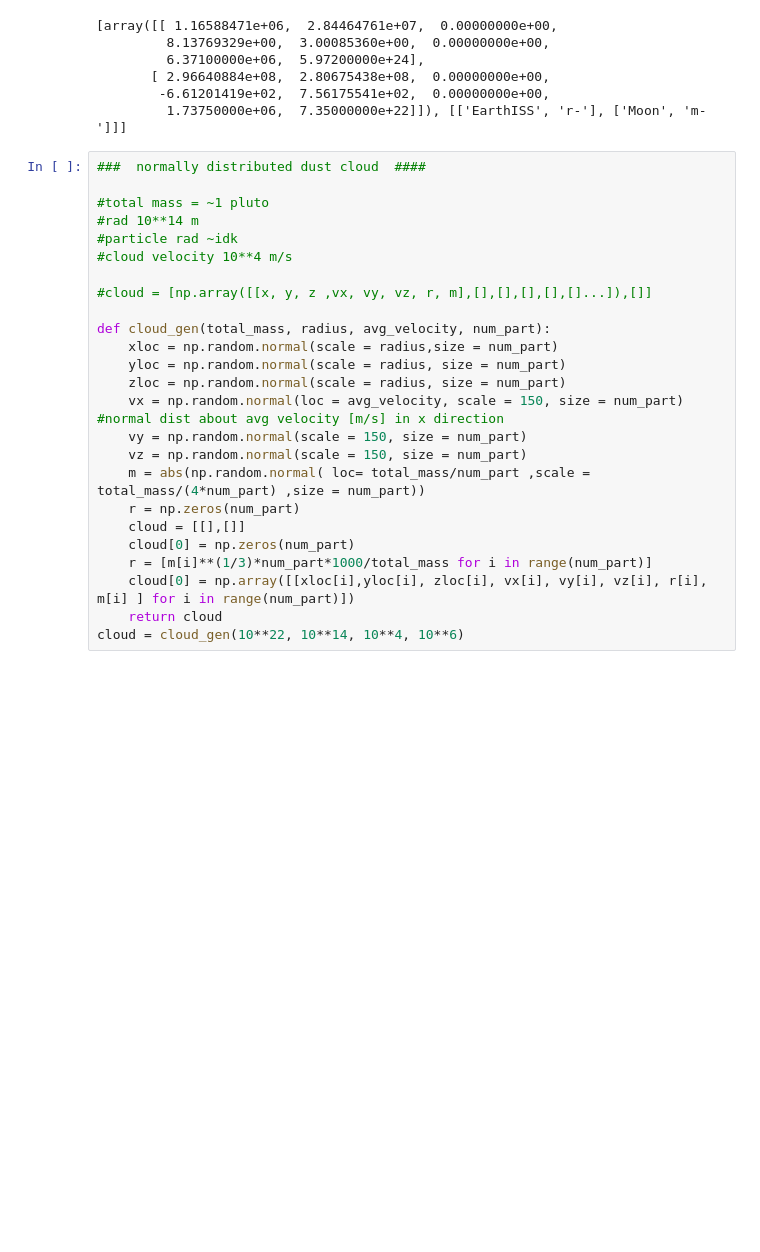
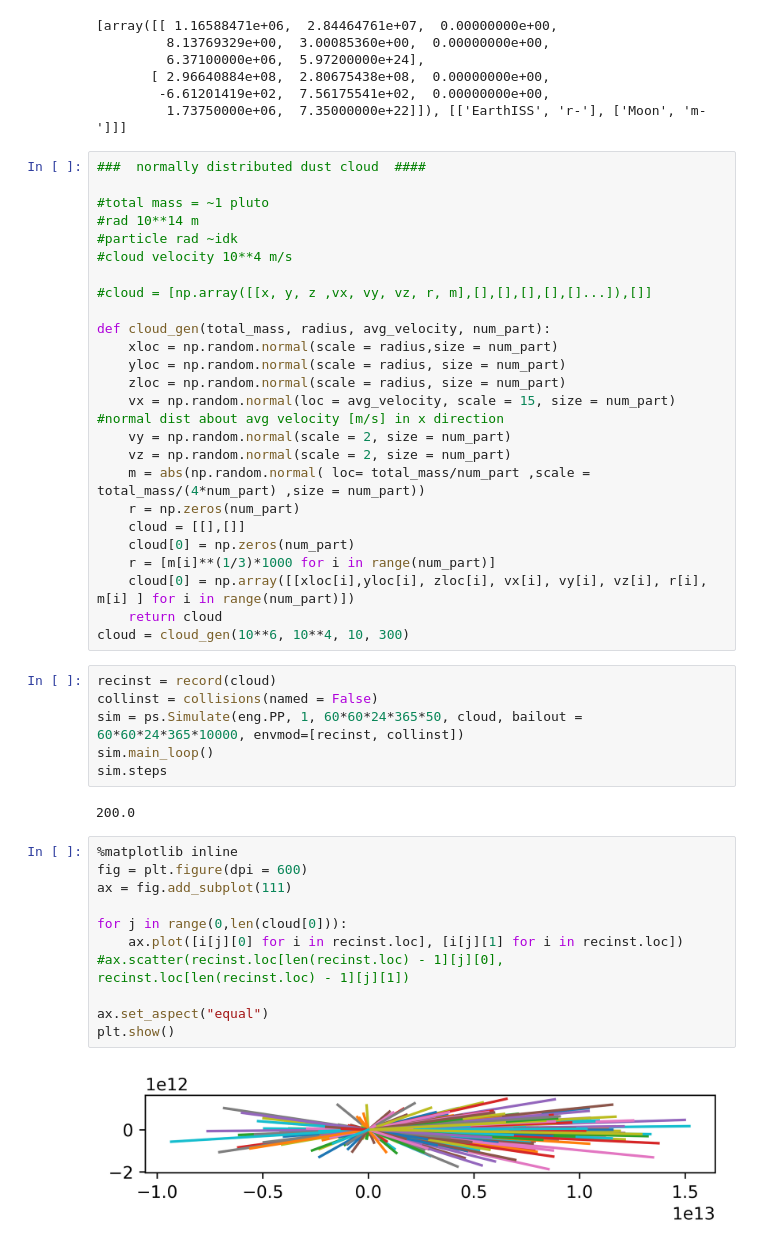
Before and after one commit to sarah-shorts/planetspy, a Jupyter notebook: demo.ipynb, the cells around one changed output. Drawn from its saved outputs; the diff is of its cells as text; blank space fills up the shorter version.

Commit message:
cloud run

```diff
--- a/demo.ipynb
+++ b/demo.ipynb
@@ -182,14 +145,35 @@ def cloud_gen(total_mass, radius, avg_velocity, num_part):
     xloc = np.random.normal(scale = radius,size = num_part)
     yloc = np.random.normal(scale = radius, size = num_part)
     zloc = np.random.normal(scale = radius, size = num_part)
-    vx = np.random.normal(loc = avg_velocity, scale = 150, size = num_part) #normal dist about avg velocity [m/s] in x direction
-    vy = np.random.normal(scale = 150, size = num_part)
-    vz = np.random.normal(scale = 150, size = num_part)
+    vx = np.random.normal(loc = avg_velocity, scale = 15, size = num_part) #normal dist about avg velocity [m/s] in x direction
+    vy = np.random.normal(scale = 2, size = num_part)
+    vz = np.random.normal(scale = 2, size = num_part)
     m = abs(np.random.normal( loc= total_mass/num_part ,scale = total_mass/(4*num_part) ,size = num_part))
     r = np.zeros(num_part)
     cloud = [[],[]]
     cloud[0] = np.zeros(num_part)
-    r = [m[i]**(1/3)*num_part*1000/total_mass for i in range(num_part)]
+    r = [m[i]**(1/3)*1000 for i in range(num_part)]
     cloud[0] = np.array([[xloc[i],yloc[i], zloc[i], vx[i], vy[i], vz[i], r[i], m[i] ] for i in range(num_part)])
     return cloud
-cloud = cloud_gen(10**22, 10**14, 10**4, 10**6)
+cloud = cloud_gen(10**6, 10**4, 10, 300)
+# %%
+recinst = record(cloud)
+collinst = collisions(named = False)
+sim = ps.Simulate(eng.PP, 1, 60*60*24*365*50, cloud, bailout = 60*60*24*365*10000, envmod=[recinst, collinst])
+sim.main_loop()
+sim.steps
+# %% [output]
+200.0
+# %%
+%matplotlib inline
+fig = plt.figure(dpi = 600)
+ax = fig.add_subplot(111)
+
+for j in range(0,len(cloud[0])):
+    ax.plot([i[j][0] for i in recinst.loc], [i[j][1] for i in recinst.loc])
+#ax.scatter(recinst.loc[len(recinst.loc) - 1][j][0], recinst.loc[len(recinst.loc) - 1][j][1])
+
+ax.set_aspect("equal")
+plt.show()
+# %% [output]
+[figure, added]
```
Also changed, not shown: parts of 4 cells of this notebook.
